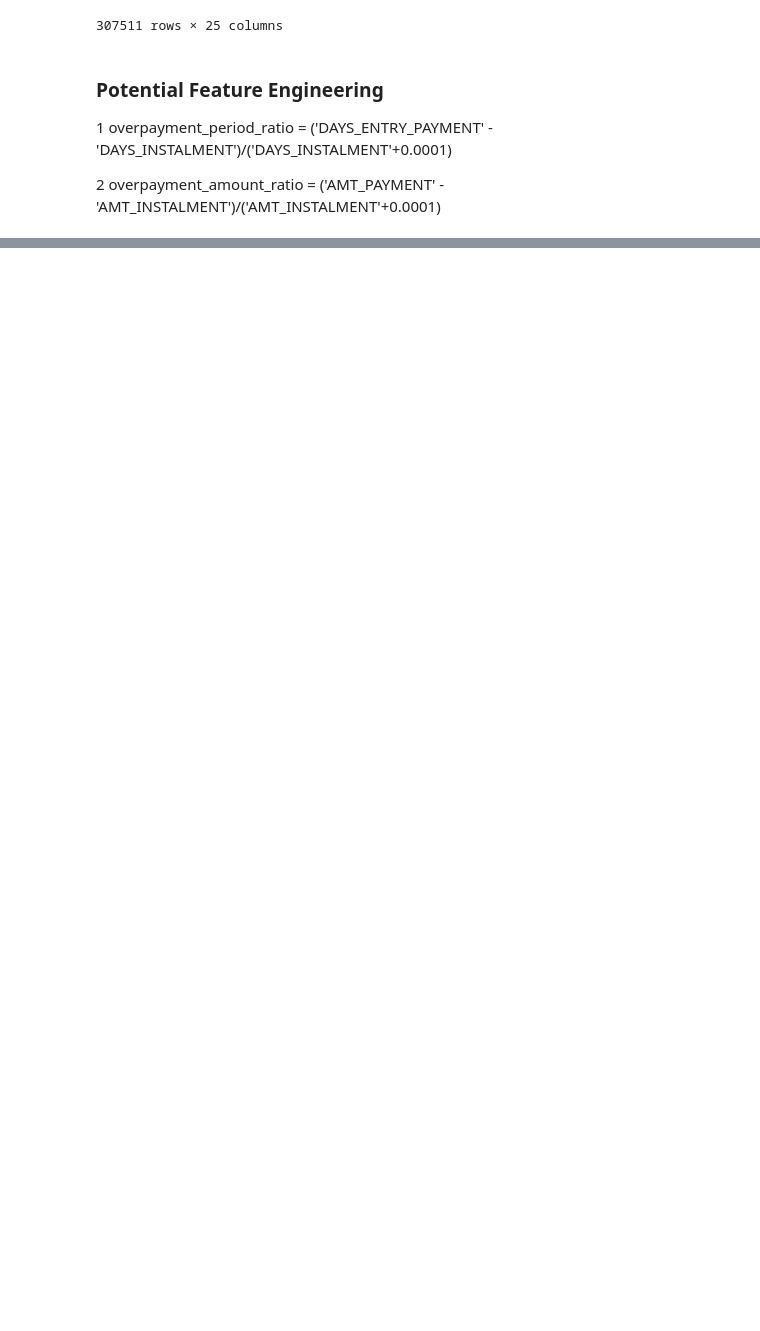
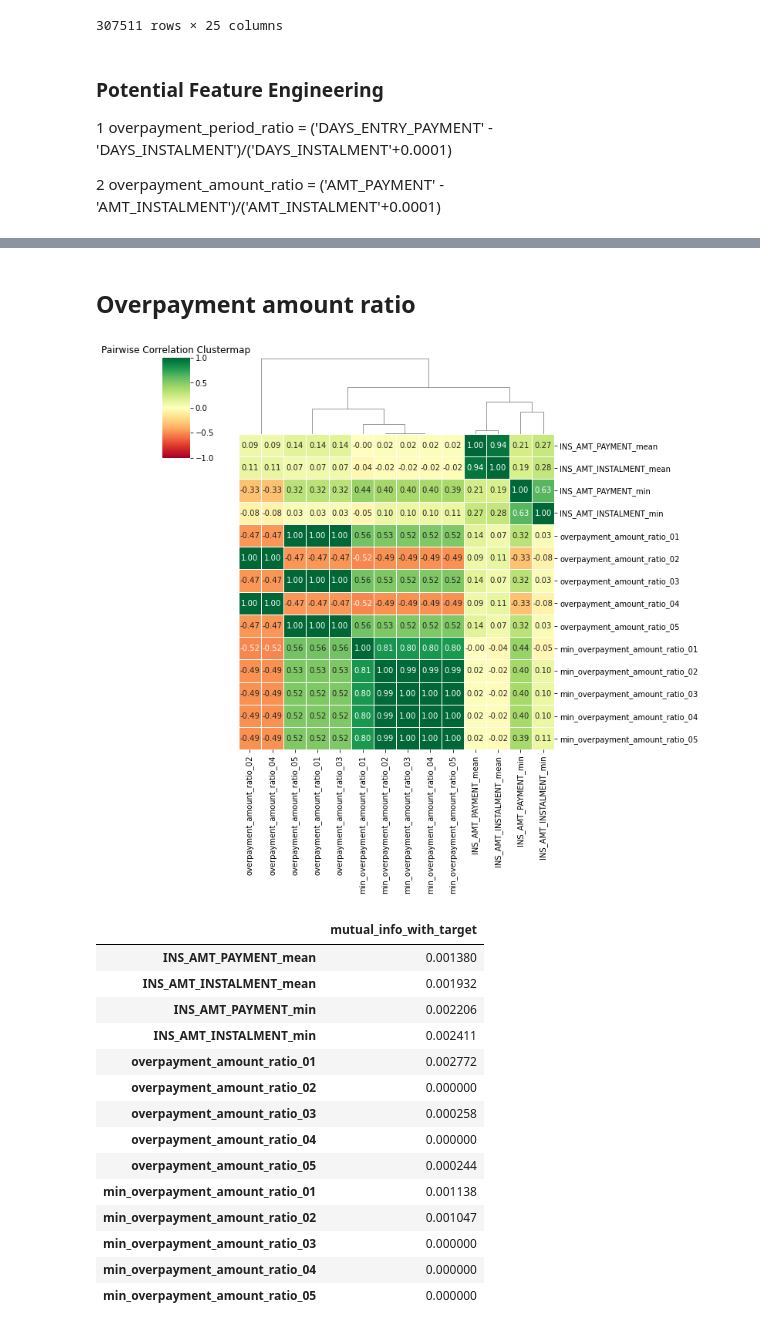
Before and after one commit to FUWENKAI6/MMF_Machine_Learning, a Jupyter notebook: data_EDA_Installment_part.ipynb, the cells around one changed output, grey strips where cells are left out. Cells and saved outputs as stored; diff of their text form; code cells hidden in the pictures; blank space fills up the shorter version.

```diff
--- a/data_EDA_Installment_part.ipynb
+++ b/data_EDA_Installment_part.ipynb
@@ -390,0 +482,34 @@ overpayment_amount_ratio = ('AMT_PAYMENT' - 'AMT_INSTALMENT')/('AMT_INSTALMENT'+
+# %% [markdown]
+## Overpayment amount ratio
+# %%
+tmp = cleaned_data.loc[:, ['INS_AMT_PAYMENT_mean', 'INS_AMT_INSTALMENT_mean',
+                          'INS_AMT_PAYMENT_min', 'INS_AMT_INSTALMENT_min']]
+tmp['overpayment_amount_ratio_01'] = (tmp['INS_AMT_PAYMENT_mean'] - tmp['INS_AMT_INSTALMENT_mean']) / (tmp['INS_AMT_INSTALMENT_mean'] + 0.01)
+tmp['overpayment_amount_ratio_02'] = ((tmp['INS_AMT_PAYMENT_mean'] - tmp['INS_AMT_INSTALMENT_mean']) / (tmp['INS_AMT_INSTALMENT_mean'] + 0.01)) ** 2
+tmp['overpayment_amount_ratio_03'] = ((tmp['INS_AMT_PAYMENT_mean'] - tmp['INS_AMT_INSTALMENT_mean']) / (tmp['INS_AMT_INSTALMENT_mean'] + 0.01)) ** 3
+tmp['overpayment_amount_ratio_04'] = ((tmp['INS_AMT_PAYMENT_mean'] - tmp['INS_AMT_INSTALMENT_mean']) / (tmp['INS_AMT_INSTALMENT_mean'] + 0.01)) ** 4
+tmp['overpayment_amount_ratio_05'] = ((tmp['INS_AMT_PAYMENT_mean'] - tmp['INS_AMT_INSTALMENT_mean']) / (tmp['INS_AMT_INSTALMENT_mean'] + 0.01)) ** 5
+tmp['min_overpayment_amount_ratio_01'] = (tmp['INS_AMT_PAYMENT_min'] - tmp['INS_AMT_INSTALMENT_min']) / (tmp['INS_AMT_INSTALMENT_min'] + 0.01)
+tmp['min_overpayment_amount_ratio_02'] = (tmp['INS_AMT_PAYMENT_min'] - tmp['INS_AMT_INSTALMENT_min']) / (tmp['INS_AMT_INSTALMENT_min'] + 0.01) ** 2
+tmp['min_overpayment_amount_ratio_03'] = (tmp['INS_AMT_PAYMENT_min'] - tmp['INS_AMT_INSTALMENT_min']) / (tmp['INS_AMT_INSTALMENT_min'] + 0.01) ** 3
+tmp['min_overpayment_amount_ratio_04'] = (tmp['INS_AMT_PAYMENT_min'] - tmp['INS_AMT_INSTALMENT_min']) / (tmp['INS_AMT_INSTALMENT_min'] + 0.01) ** 4
+tmp['min_overpayment_amount_ratio_05'] = (tmp['INS_AMT_PAYMENT_min'] - tmp['INS_AMT_INSTALMENT_min']) / (tmp['INS_AMT_INSTALMENT_min'] + 0.01) ** 5
+
+mutual_info(tmp, figsize = (9,9), clustermap = True)
+# %% [output]
+[figure, added]
+|  | mutual_info_with_target |
+| INS_AMT_PAYMENT_mean | 0.001380 |
+| INS_AMT_INSTALMENT_mean | 0.001932 |
+| INS_AMT_PAYMENT_min | 0.002206 |
+| INS_AMT_INSTALMENT_min | 0.002411 |
+| overpayment_amount_ratio_01 | 0.002772 |
+| overpayment_amount_ratio_02 | 0.000000 |
+| overpayment_amount_ratio_03 | 0.000258 |
+| overpayment_amount_ratio_04 | 0.000000 |
+| overpayment_amount_ratio_05 | 0.000244 |
+| min_overpayment_amount_ratio_01 | 0.001138 |
+| min_overpayment_amount_ratio_02 | 0.001047 |
+| min_overpayment_amount_ratio_03 | 0.000000 |
+| min_overpayment_amount_ratio_04 | 0.000000 |
+| min_overpayment_amount_ratio_05 | 0.000000 |
```
Also changed, not shown: parts of 28 cells of this notebook.
